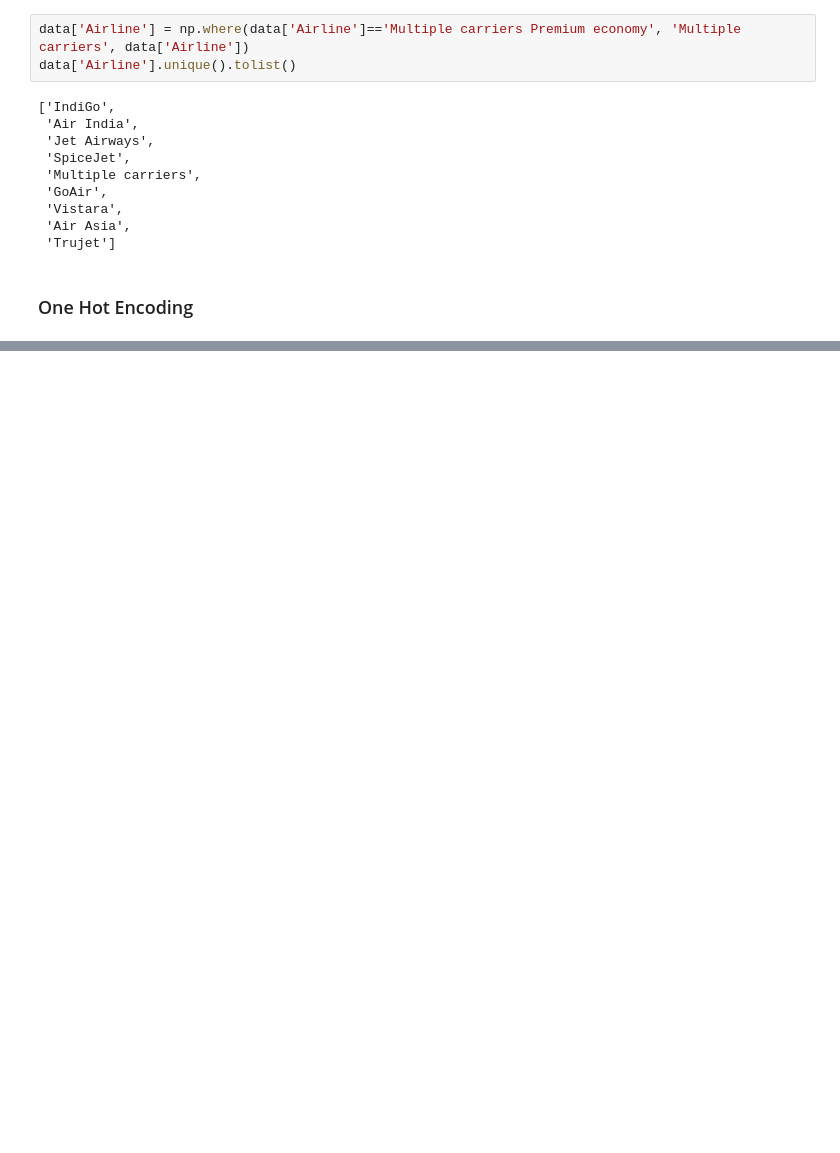
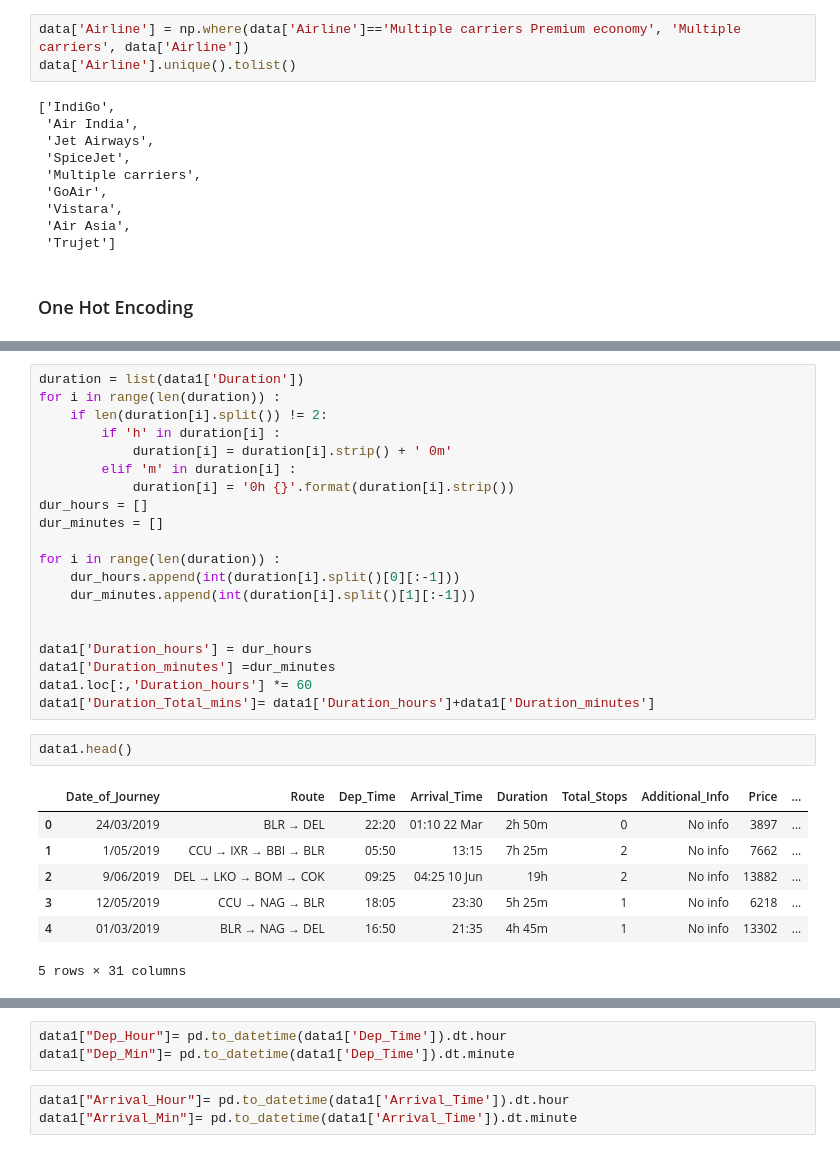
Before and after one commit to ifty54/End-End-EDA, a Jupyter notebook: 01_Feature_Engineering.ipynb, the cells around one changed output, grey strips where cells are left out. Drawn from its saved outputs; the diff is of its cells as text; blank space fills up the shorter version.

```diff
--- a/01_Feature_Engineering.ipynb
+++ b/01_Feature_Engineering.ipynb
@@ -213,0 +265,30 @@ data['Airline'].unique().tolist()
+# %%
+duration = list(data1['Duration'])
+for i in range(len(duration)) :
+    if len(duration[i].split()) != 2:
+        if 'h' in duration[i] :
+            duration[i] = duration[i].strip() + ' 0m'
+        elif 'm' in duration[i] :
+            duration[i] = '0h {}'.format(duration[i].strip())
+dur_hours = []
+dur_minutes = []
+
+for i in range(len(duration)) :
+    dur_hours.append(int(duration[i].split()[0][:-1]))
+    dur_minutes.append(int(duration[i].split()[1][:-1]))
+
+
+data1['Duration_hours'] = dur_hours
+data1['Duration_minutes'] =dur_minutes
+data1.loc[:,'Duration_hours'] *= 60
+data1['Duration_Total_mins']= data1['Duration_hours']+data1['Duration_minutes']
+# %%
+data1.head()
+# %% [output]
+|  | Date_of_Journey | Route | Dep_Time | Arrival_Time | Duration | Total_Stops | Additional_Info | Price | ... |
+| 0 | 24/03/2019 | BLR → DEL | 22:20 | 01:10 22 Mar | 2h 50m | 0 | No info | 3897 | ... |
+| 1 | 1/05/2019 | CCU → IXR → BBI → BLR | 05:50 | 13:15 | 7h 25m | 2 | No info | 7662 | ... |
+| 2 | 9/06/2019 | DEL → LKO → BOM → COK | 09:25 | 04:25 10 Jun | 19h | 2 | No info | 13882 | ... |
+| 3 | 12/05/2019 | CCU → NAG → BLR | 18:05 | 23:30 | 5h 25m | 1 | No info | 6218 | ... |
+| 4 | 01/03/2019 | BLR → NAG → DEL | 16:50 | 21:35 | 4h 45m | 1 | No info | 13302 | ... |
+5 rows × 31 columns
@@ -213,0 +296,6 @@ data['Airline'].unique().tolist()
+# %%
+data1["Dep_Hour"]= pd.to_datetime(data1['Dep_Time']).dt.hour
+data1["Dep_Min"]= pd.to_datetime(data1['Dep_Time']).dt.minute
+# %%
+data1["Arrival_Hour"]= pd.to_datetime(data1['Arrival_Time']).dt.hour
+data1["Arrival_Min"]= pd.to_datetime(data1['Arrival_Time']).dt.minute
```
Also changed, not shown: parts of 14 cells of this notebook.
